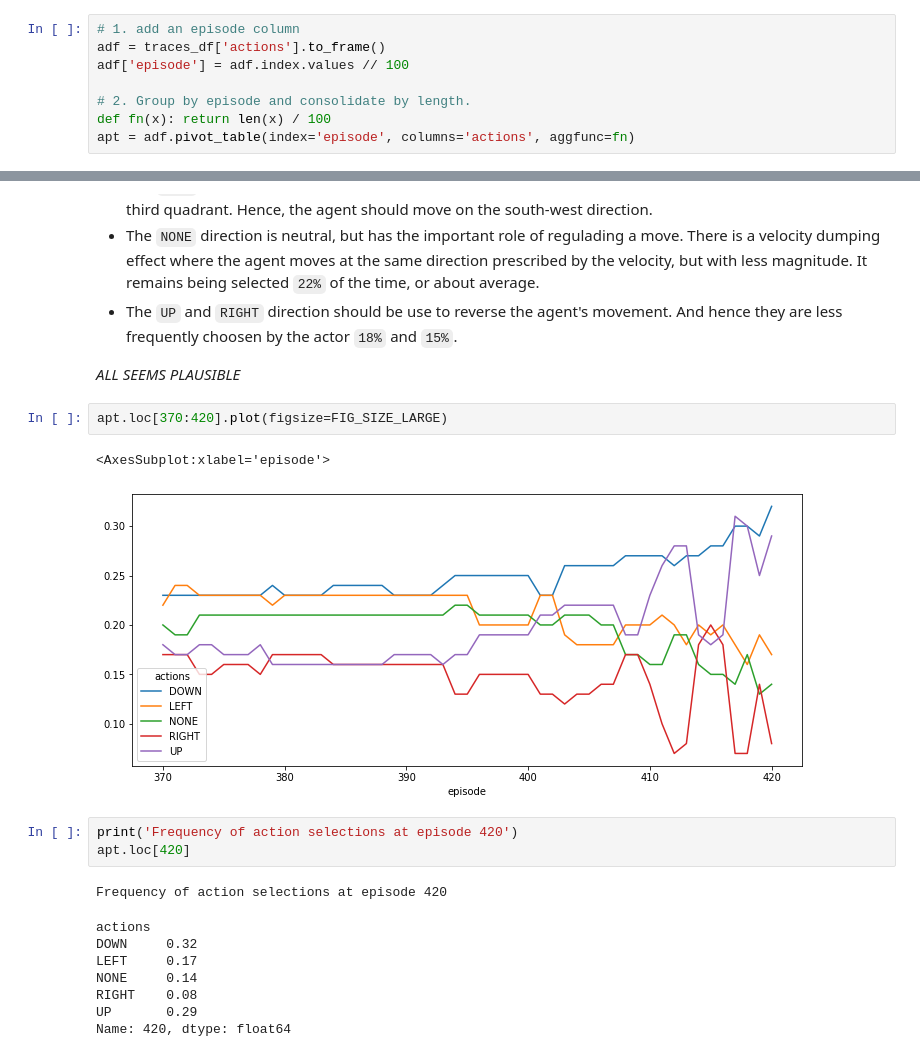
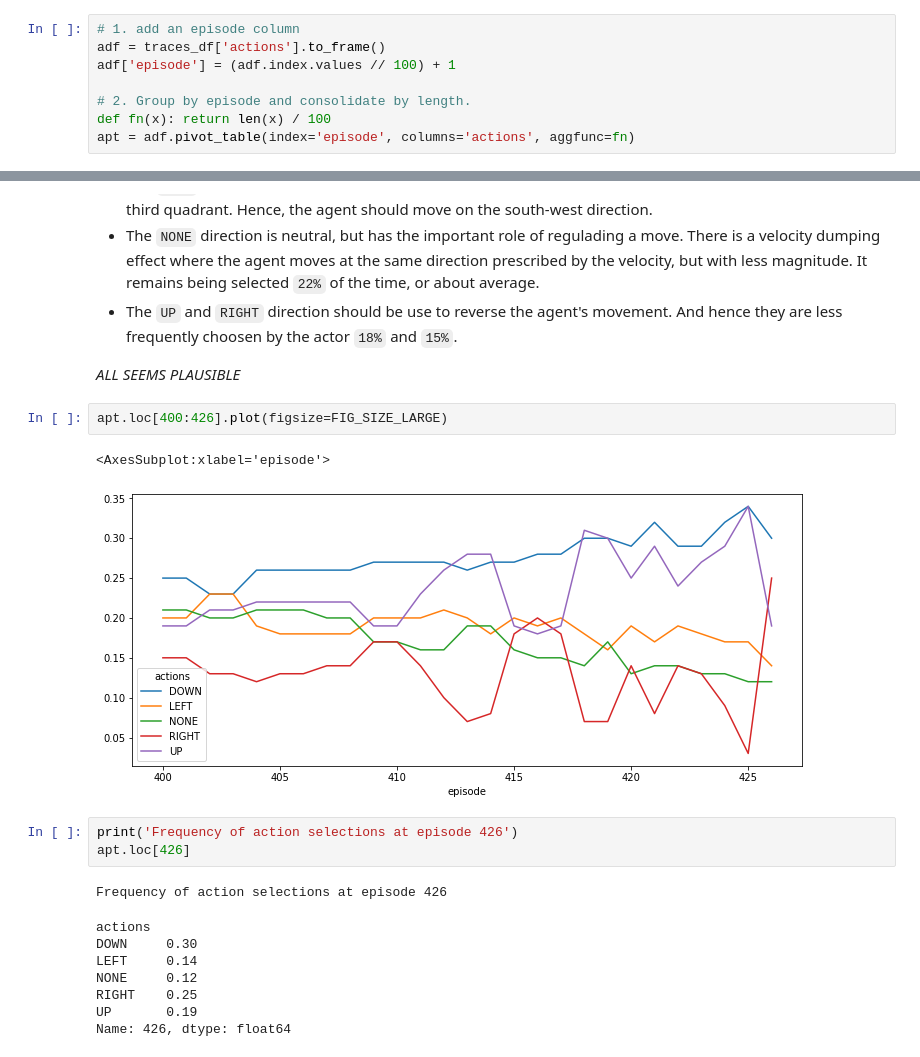
Before and after one commit to gsavarela/cooperative_navigation, a Jupyter notebook: analysis/overflow.ipynb, the cells around one changed output, grey strips where cells are left out. Saved outputs shown, nothing was run; the diff lists cells and outputs as text.

```diff
--- a/analysis/overflow.ipynb
+++ b/analysis/overflow.ipynb
@@ -316,7 +354,7 @@ How to compute the empirical distribution of actions per episode?
 # %%
 # 1. add an episode column
 adf = traces_df['actions'].to_frame()
-adf['episode'] = adf.index.values // 100
+adf['episode'] = (adf.index.values // 100) + 1
 
 # 2. Group by episode and consolidate by length.
 def fn(x): return len(x) / 100
@@ -363,22 +401,22 @@ apt.loc[270:370].plot(figsize=FIG_SIZE_LARGE)
 
 *ALL SEEMS PLAUSIBLE*
 # %%
-apt.loc[370:420].plot(figsize=FIG_SIZE_LARGE)
+apt.loc[400:426].plot(figsize=FIG_SIZE_LARGE)
 # %% [output]
 <AxesSubplot:xlabel='episode'>
-[figure, old version]
+[figure, new version]
 # %%
-print('Frequency of action selections at episode 420')
-apt.loc[420]
+print('Frequency of action selections at episode 426')
+apt.loc[426]
 # %% [output]
-Frequency of action selections at episode 420
+Frequency of action selections at episode 426
 actions
-DOWN     0.32
-LEFT     0.17
-NONE     0.14
-RIGHT    0.08
-UP       0.29
-Name: 420, dtype: float64
+DOWN     0.30
+LEFT     0.14
+NONE     0.12
+RIGHT    0.25
+UP       0.19
+Name: 426, dtype: float64
 # %% [markdown]
 ### Notes:
 
```
Also changed, not shown: parts of 46 cells of this notebook.
